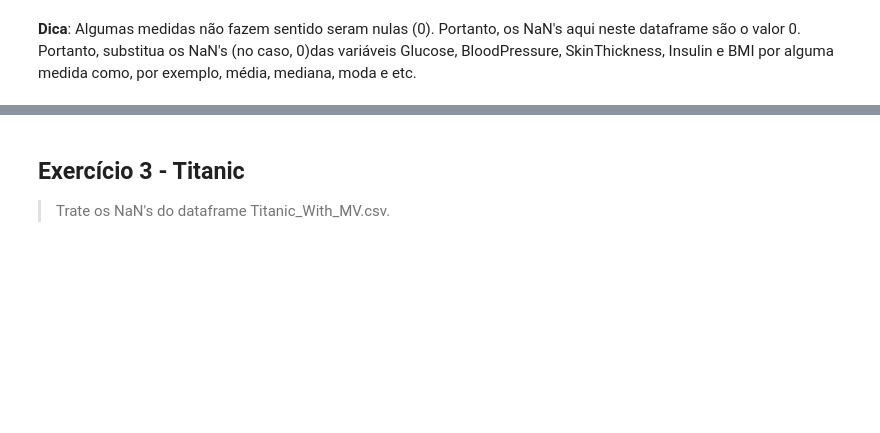
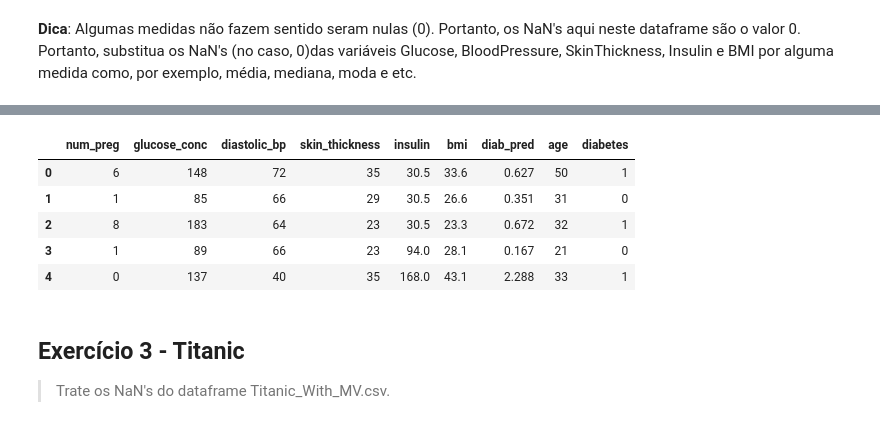
Before and after one commit to atarasaki/DSWP-editados, a Jupyter notebook: Notebooks/2020-10-16-NB10_04__3DP_2_Missing_Value_Handling.ipynb, the cells around one changed output, grey strips where cells are left out. Drawn from its saved outputs; the diff is of its cells as text; code cells hidden in the pictures; blank space fills up the shorter version.

```diff
--- a/Notebooks/2020-10-16-NB10_04__3DP_2_Missing_Value_Handling.ipynb
+++ b/Notebooks/2020-10-16-NB10_04__3DP_2_Missing_Value_Handling.ipynb
@@ -422,0 +445,8 @@ df_pima
+# %%
+# substituição das colunas pelas respectivas medianas
+#df['idade2'] = df['idade'].replace( to_replace=0, value=df['idade'].median() )
+
+for col in [ 'glucose_conc',	'diastolic_bp',	'skin_thickness',	'insulin',	'bmi' ]:
+  df_pima[col] = df_pima[col].replace( to_replace=0, value=df_pima[col].median() )
+
+(df_pima == 0).sum()
@@ -423,3 +464,12 @@ df_pima
+# %%
+df_pima.head()
+# %% [output]
+|  | num_preg | glucose_conc | diastolic_bp | skin_thickness | insulin | bmi | diab_pred | age | diabetes |
+| 0 | 6 | 148 | 72 | 35 | 30.5 | 33.6 | 0.627 | 50 | 1 |
+| 1 | 1 | 85 | 66 | 29 | 30.5 | 26.6 | 0.351 | 31 | 0 |
+| 2 | 8 | 183 | 64 | 23 | 30.5 | 23.3 | 0.672 | 32 | 1 |
+| 3 | 1 | 89 | 66 | 23 | 94.0 | 28.1 | 0.167 | 21 | 0 |
+| 4 | 0 | 137 | 40 | 35 | 168.0 | 43.1 | 2.288 | 33 | 1 |
 # %% [markdown]
 ## Exercício 3 - Titanic
 > Trate os NaN's do dataframe Titanic_With_MV.csv.
```
Also changed, not shown: parts of 11 cells of this notebook.
